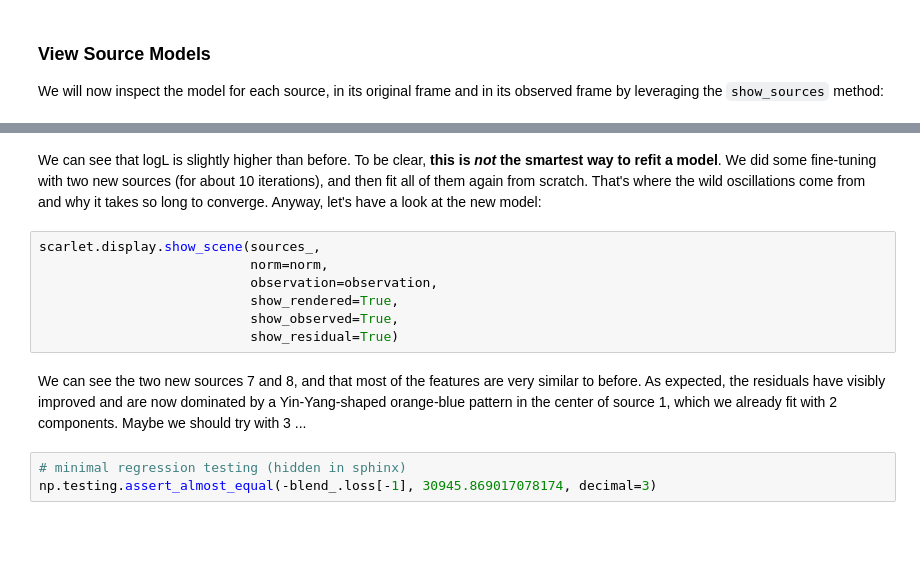
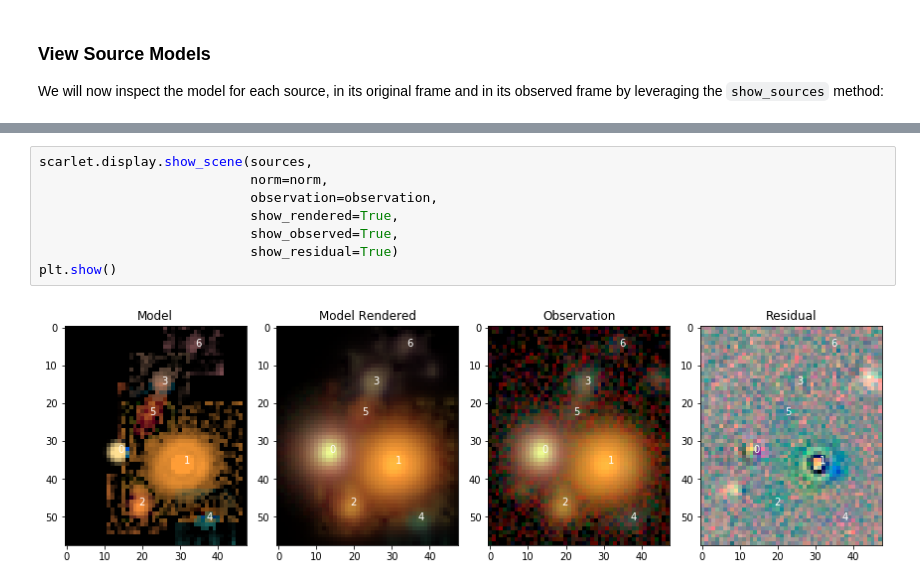
Before and after one commit to pmelchior/scarlet, a Jupyter notebook: docs/tutorials/wavelet_model.ipynb, the cells around one changed output, grey strips where cells are left out. Saved outputs shown, nothing was run; the diff lists cells and outputs as text; blank space fills up the shorter version.

```diff
--- a/docs/tutorials/wavelet_model.ipynb
+++ b/docs/tutorials/wavelet_model.ipynb
@@ -254,14 +205,10 @@ plt.legend()
-# %% [markdown]
-We can see that logL is slightly higher than before. To be clear, **this is *not* the smartest way to refit a model**. We did some fine-tuning with two new sources (for about 10 iterations), and then fit all of them again from scratch. That's where the wild oscillations come from and why it takes so long to converge. Anyway, let's have a look at the new model:
 # %%
-scarlet.display.show_scene(sources_,
+scarlet.display.show_scene(sources,
                            norm=norm,
                            observation=observation,
                            show_rendered=True,
                            show_observed=True,
                            show_residual=True)
+plt.show()
+# %% [output]
+[figure, added]
-# %% [markdown]
-We can see the two new sources 7 and 8, and that most of the features are very similar to before. As expected, the residuals have visibly improved and are now dominated by a Yin-Yang-shaped orange-blue pattern in the center of source 1, which we already fit with 2 components. Maybe we should try with 3 ...
-# %%
-# minimal regression testing (hidden in sphinx)
-np.testing.assert_almost_equal(-blend_.loss[-1], 30945.869017078174, decimal=3)
```
Also changed, not shown: parts of 16 cells of this notebook, 4 other files.
